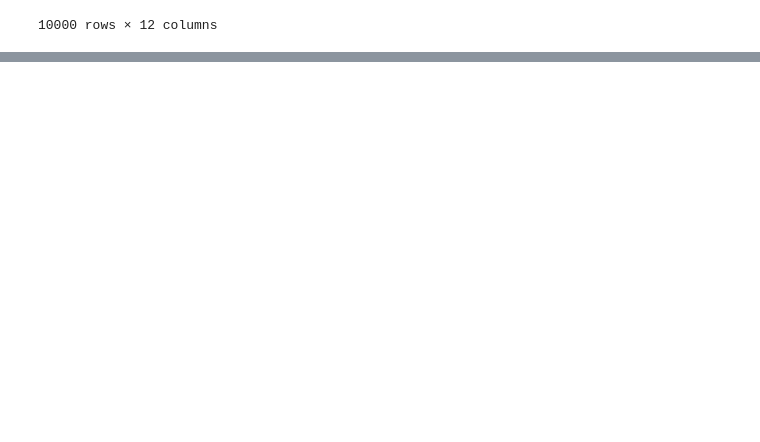
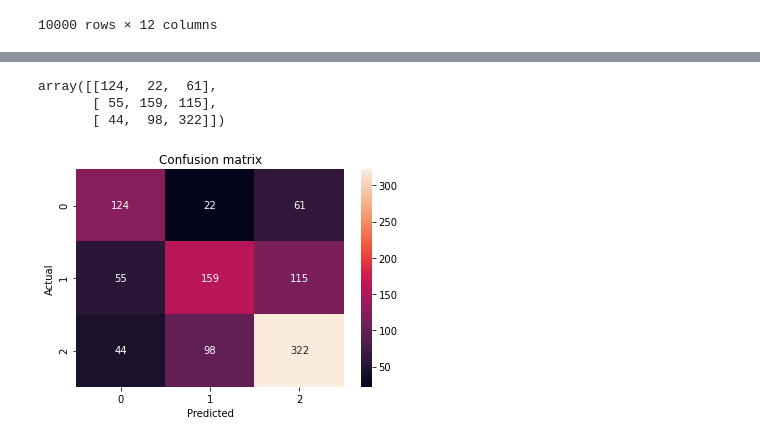
Before and after one commit to orelanthos32/InfoRetrieval, a Jupyter notebook: classification.ipynb, the cells around one changed output, grey strips where cells are left out. Cells and saved outputs as stored; diff of their text form; code cells hidden in the pictures; blank space fills up the shorter version.

```diff
--- a/classification.ipynb
+++ b/classification.ipynb
@@ -190,0 +214,19 @@ df
+# %%
+y_true=pd.Series(df['Sentiment (2pos/1neu/0neg)']).array
+y_pred = pd.Series(df['VADER']).array
+# %%
+cm = confusion_matrix(y_true, y_pred)
+cm
+# %% [output]
+array([[124,  22,  61],
+       [ 55, 159, 115],
+       [ 44,  98, 322]])
+# %%
+fig = plt.figure()
+sns.heatmap(cm, annot = True, fmt='d')
+plt.title("Confusion matrix")
+plt.xlabel('Predicted')
+plt.ylabel('Actual')
+plt.show()
+# %% [output]
+[figure, added]
```
Also changed, not shown: parts of 11 cells of this notebook.
